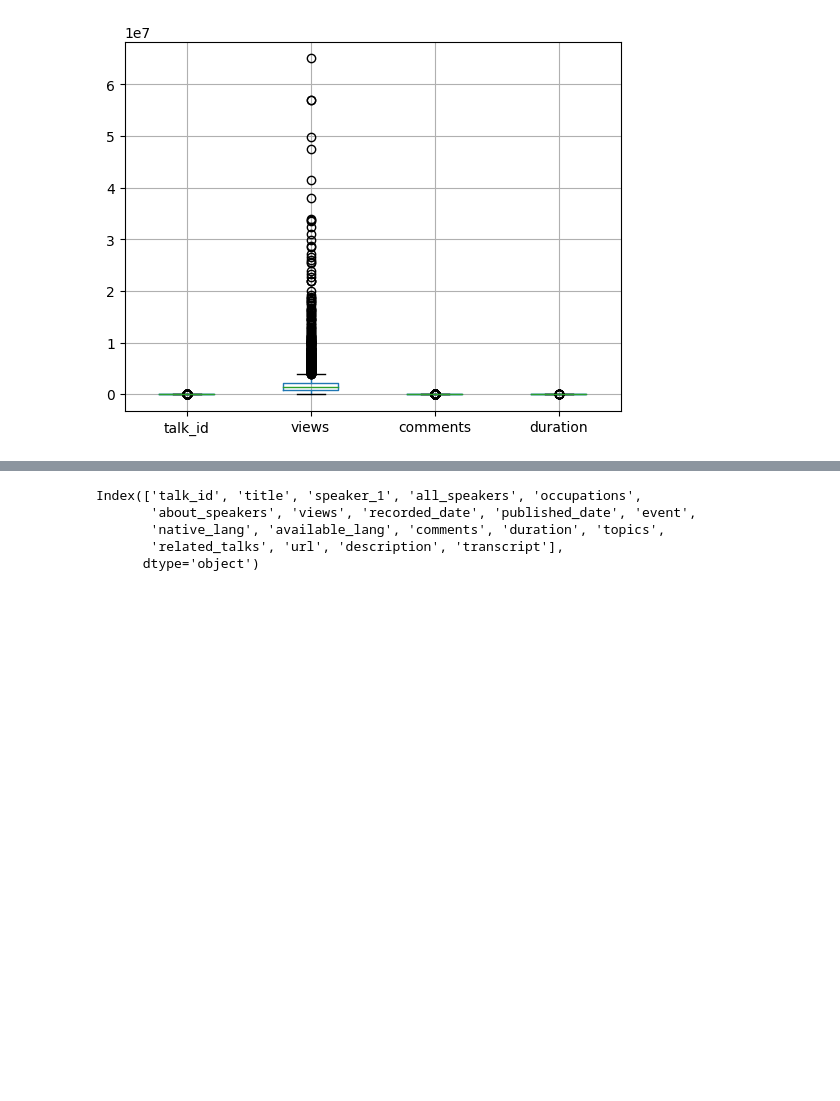
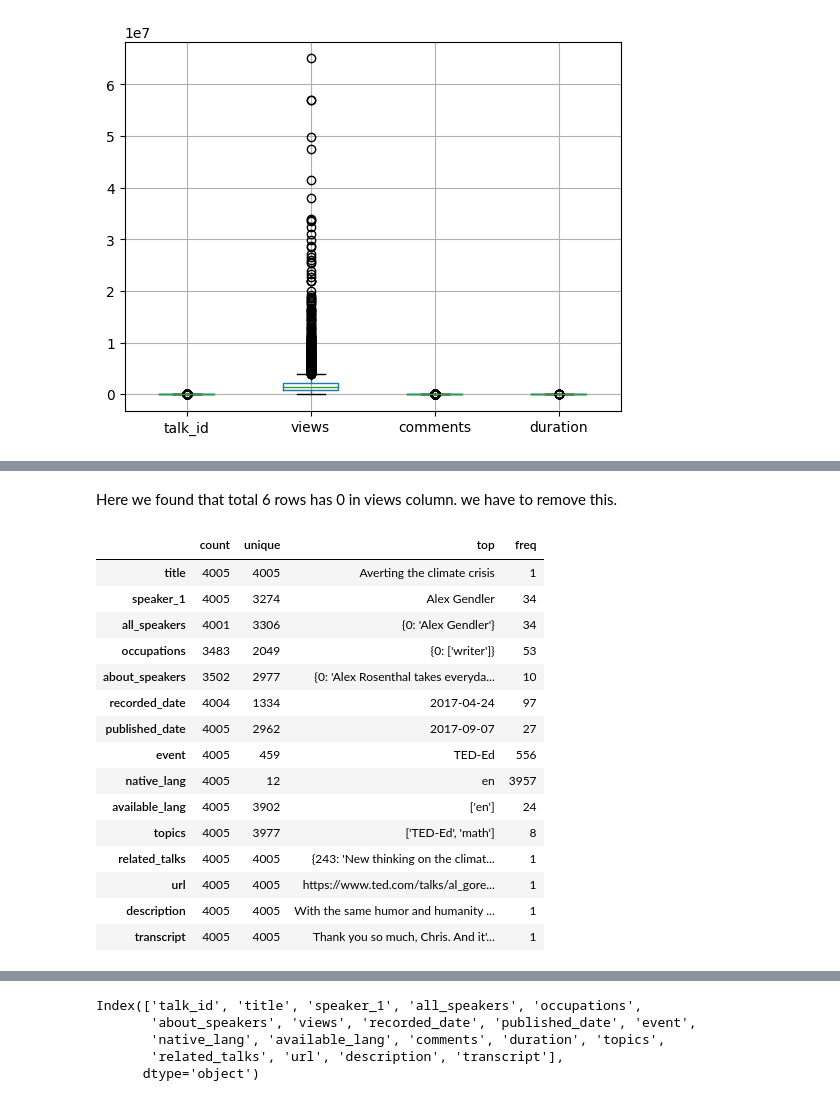
Before and after one commit to Aman811630/TED-talks-views-Prediction--ML-project, a Jupyter notebook: Aman_Singh_ML_project_on_TED_talks_views_prediction_.ipynb, the cells around one changed output, grey strips where cells are left out. Cells and saved outputs as stored; diff of their text form; code cells hidden in the pictures; blank space fills up the shorter version.

```diff
--- a/Aman_Singh_ML_project_on_TED_talks_views_prediction_.ipynb
+++ b/Aman_Singh_ML_project_on_TED_talks_views_prediction_.ipynb
@@ -222,0 +339,22 @@ We have 4005 rows and 19 columns in our ted talk dataset and their are som Nan v
+# %% [markdown]
+Here we found that total 6 rows has 0 in views column. we have to remove this.
+# %%
+# for the categorical (object) columns of a DataFrame.
+ted_talk_df.describe(include='O').T
+# %% [output]
+|  | count | unique | top | freq |
+| title | 4005 | 4005 | Averting the climate crisis | 1 |
+| speaker_1 | 4005 | 3274 | Alex Gendler | 34 |
+| all_speakers | 4001 | 3306 | {0: 'Alex Gendler'} | 34 |
+| occupations | 3483 | 2049 | {0: ['writer']} | 53 |
+| about_speakers | 3502 | 2977 | {0: 'Alex Rosenthal takes everyda... | 10 |
+| recorded_date | 4004 | 1334 | 2017-04-24 | 97 |
+| published_date | 4005 | 2962 | 2017-09-07 | 27 |
+| event | 4005 | 459 | TED-Ed | 556 |
+| native_lang | 4005 | 12 | en | 3957 |
+| available_lang | 4005 | 3902 | ['en'] | 24 |
+| topics | 4005 | 3977 | ['TED-Ed', 'math'] | 8 |
+| related_talks | 4005 | 4005 | {243: 'New thinking on the climat... | 1 |
+| url | 4005 | 4005 | https://www.ted.com/talks/al_gore... | 1 |
+| description | 4005 | 4005 | With the same humor and humanity ... | 1 |
+| transcript | 4005 | 4005 | Thank you so much, Chris. And it'... | 1 |
```
Also changed, not shown: parts of 41 cells of this notebook.
